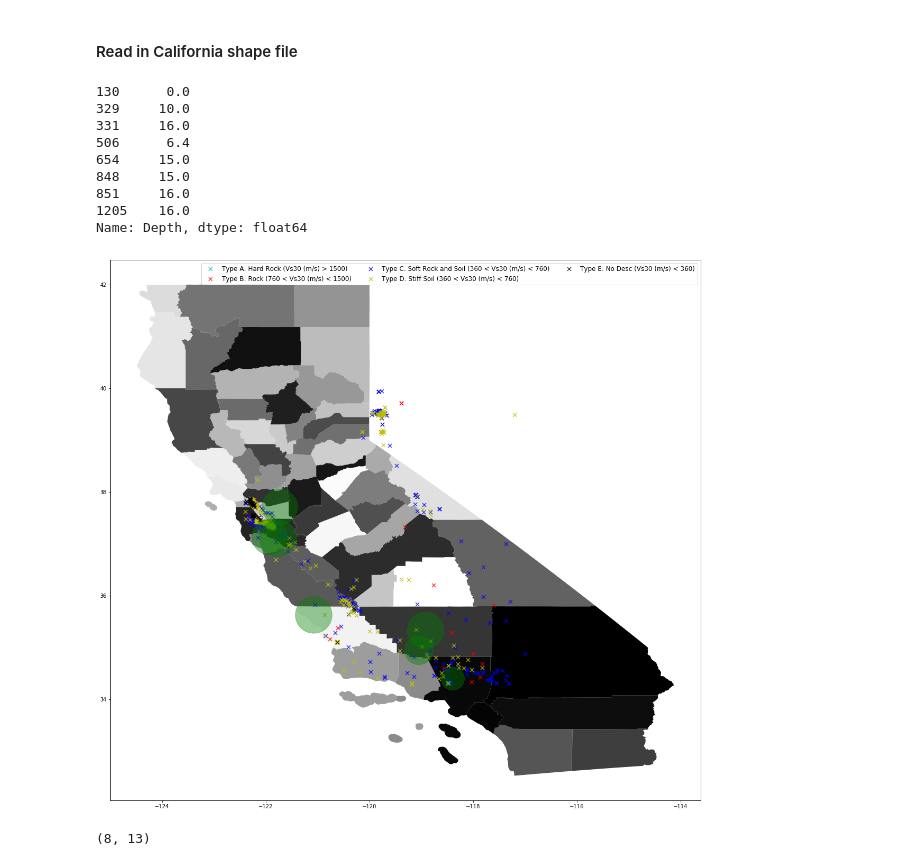
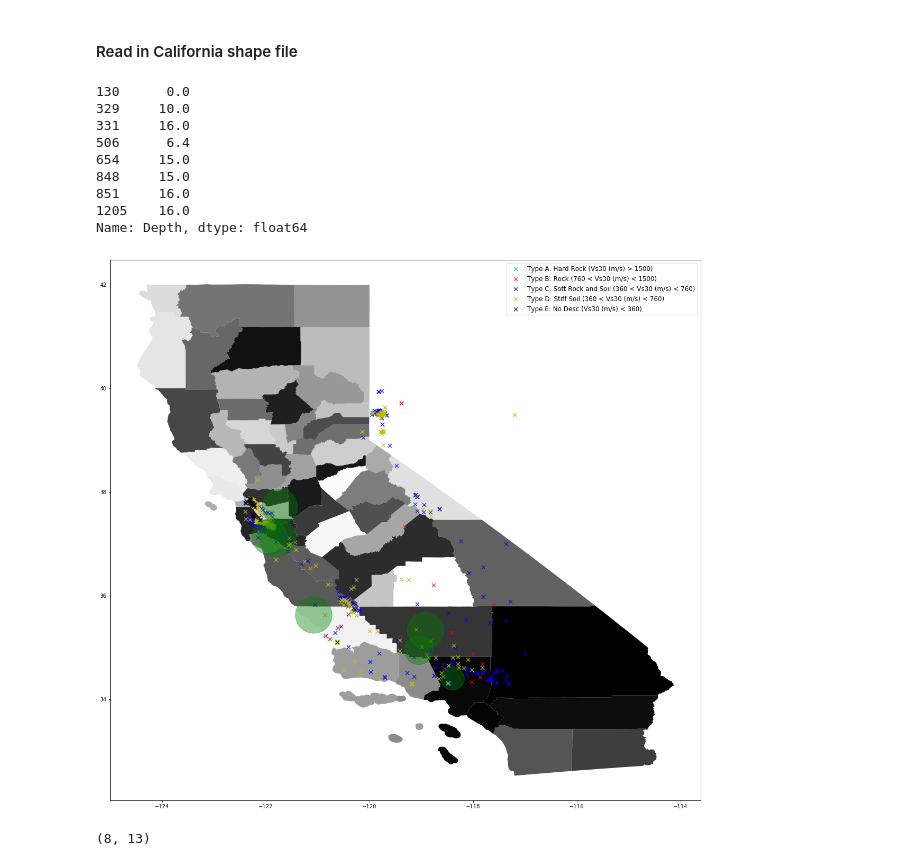
Before and after one commit to paulo-g-martinez/dq3-earthquakes, a Jupyter notebook: Data_Question_3.ipynb, the cells around one changed output. Cells and saved outputs as stored; diff of their text form; code cells hidden in the pictures.

```diff
--- a/Data_Question_3.ipynb
+++ b/Data_Question_3.ipynb
@@ -253,35 +253,35 @@ def response(change):
             'Type C: Soft Rock and Soil (360 < Vs30 (m/s) < 760)', 'Type D: Stiff Soil (360 < Vs30 (m/s) < 760)',\
             'Type E: No Desc (Vs30 (m/s) < 360)'),
            scatterpoints=1,
            loc='upper right',
-           ncol=3,
+           ncol=1,
            fontsize=12)
 
     '''plt.legend((F),
            ('Variable:'+change['new']),
            scatterpoints=1,
            loc='center right',
            ncol=3,
            fontsize=12)'''
 
 plt.show()
 
 #specify the event trigger
 variable_dropdown.observe(response, names='value')
 
 #display widget
 display(variable_dropdown)
 # %% [output]
 130      0.0
 329     10.0
 331     16.0
 506      6.4
 654     15.0
 848     15.0
 851     16.0
 1205    16.0
 Name: Depth, dtype: float64
-[figure, old version]
+[figure, new version]
 # %%
 Cal_quake_df.shape
 # %% [output]
```
